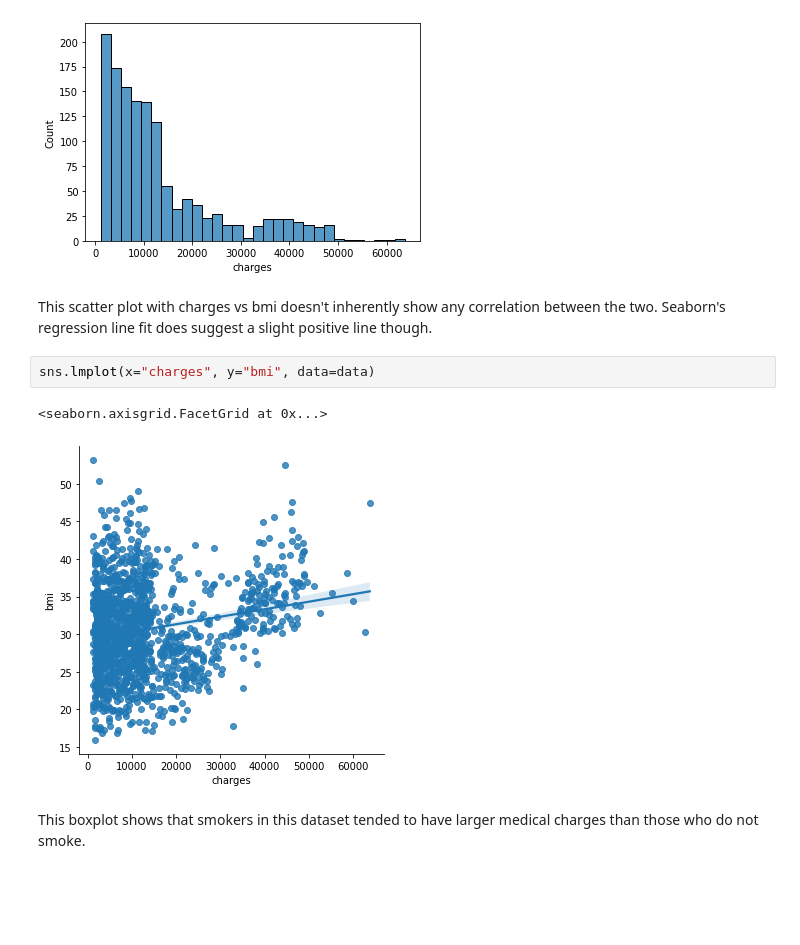
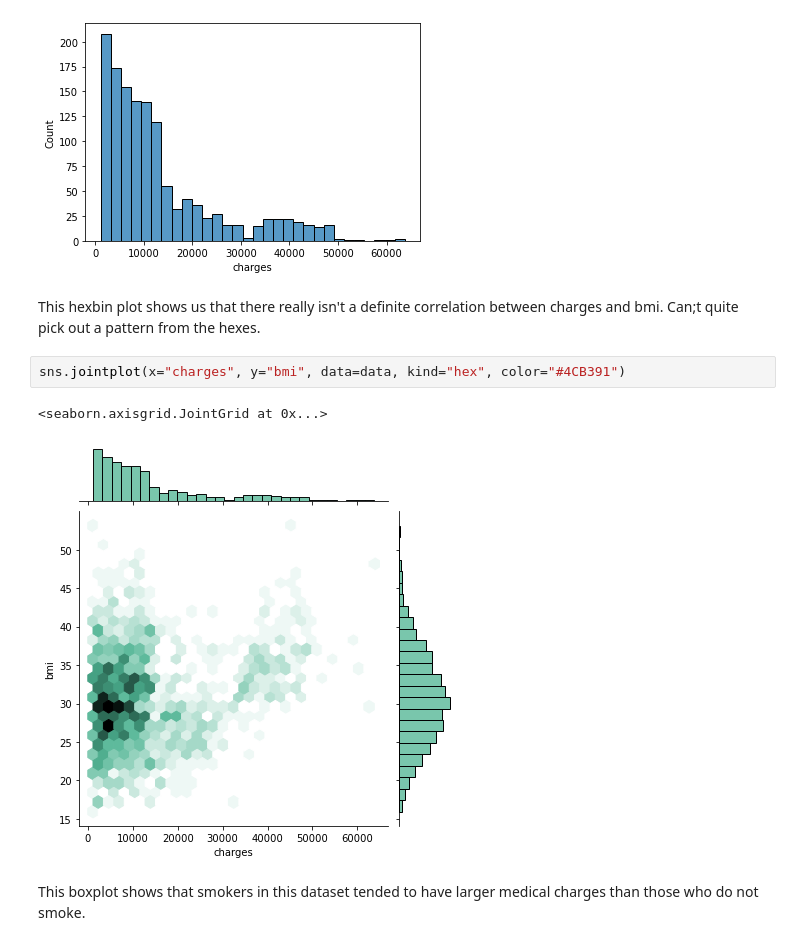
Before and after one commit to data301-2021-winter1/project-group10-project, a Jupyter notebook: notebooks/analysis2.ipynb, the cells around one changed output. Saved outputs shown, nothing was run; the diff lists cells and outputs as text; blank space fills up the shorter version.

```diff
--- a/notebooks/analysis2.ipynb
+++ b/notebooks/analysis2.ipynb
@@ -118,13 +118,13 @@ sns.histplot(data["charges"])
 # %% [output]
 <AxesSubplot:xlabel='charges', ylabel='Count'>
 [figure]
-# %% [markdown]
-This scatter plot with charges vs bmi doesn't inherently show any correlation between the two. Seaborn's regression line fit does suggest a slight positive line though.
+# %% [markdown]
+This hexbin plot shows us that there really isn't a definite correlation between charges and bmi. Can;t quite pick out a pattern from the hexes.
 # %%
-sns.lmplot(x="charges", y="bmi", data=data)
+sns.jointplot(x="charges", y="bmi", data=data, kind="hex", color="#4CB391")
 # %% [output]
-<seaborn.axisgrid.FacetGrid at 0x...>
+<seaborn.axisgrid.JointGrid at 0x...>
-[figure, old version]
+[figure, new version]
 # %% [markdown]
 This boxplot shows that smokers in this dataset tended to have larger medical charges than those who do not smoke.
 # %%
```
Also changed, not shown: parts of 6 cells of this notebook, 1 other file.
